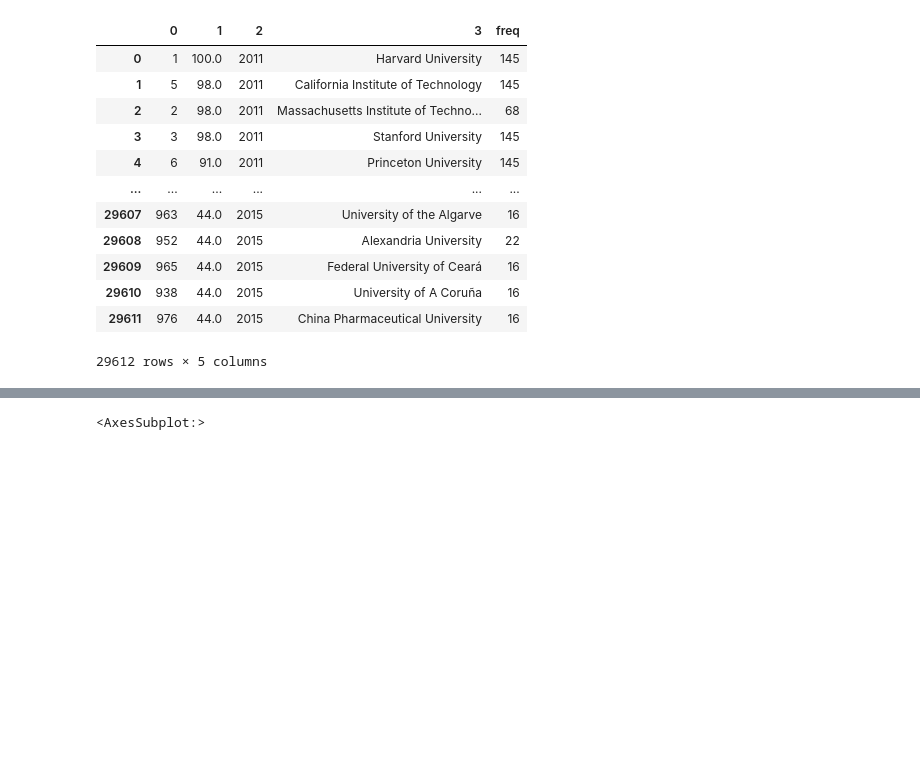
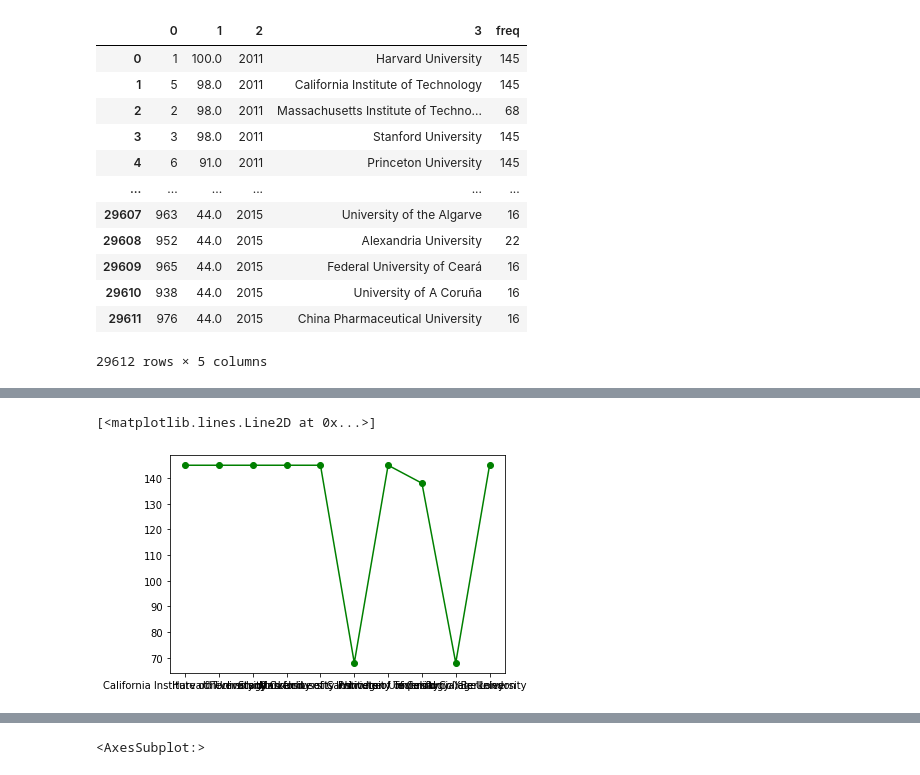
Before and after one commit to FerBOnzero/python-notebooks, a Jupyter notebook: StaticsWithPython-Python/Database.ipynb, the cells around one changed output, grey strips where cells are left out. Cells and saved outputs as stored; diff of their text form; code cells hidden in the pictures; blank space fills up the shorter version.

```diff
--- a/StaticsWithPython-Python/Database.ipynb
+++ b/StaticsWithPython-Python/Database.ipynb
@@ -73,0 +75,3 @@ df_sql_data.groupby(3)[0].nunique().plot(kind='bar')
+# %%
+df_ranking2015 = df_sql_data[df_sql_data[2]==2015]
+df_ranking2015
@@ -73,0 +92,7 @@ df_sql_data.groupby(3)[0].nunique().plot(kind='bar')
+# %%
+df_head2015 = df_ranking2015.head(10)
+# %%
+plt.plot(df_head2015[3], df_head2015['freq'], color='green', marker='o', linestyle='solid')
+# %% [output]
+[<matplotlib.lines.Line2D at 0x...>]
+[figure, added]
```
Also changed, not shown: parts of 7 cells of this notebook, 12 other files.
